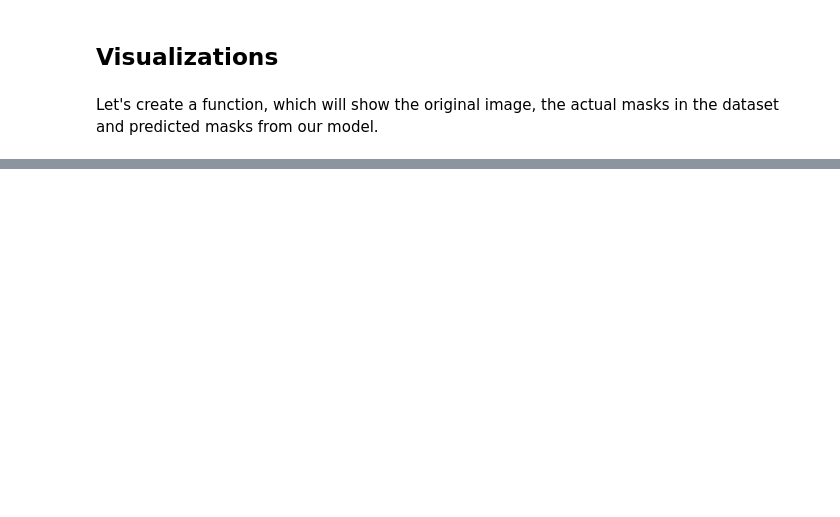
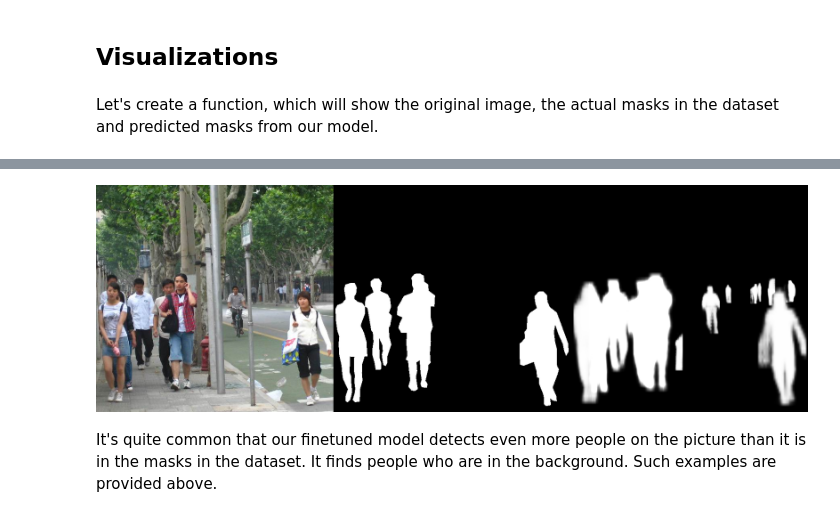
Before and after one commit to LukashevichIlya/CV-1C, a Jupyter notebook: Instance segmentation/Instance segmentation.ipynb, the cells around one changed output, grey strips where cells are left out. Drawn from its saved outputs; the diff is of its cells as text; code cells hidden in the pictures; blank space fills up the shorter version.

```diff
--- a/Instance segmentation/Instance segmentation.ipynb
+++ b/Instance segmentation/Instance segmentation.ipynb
@@ -221,0 +230,6 @@ a
+# %%
+visualize_predictions(model, val_dataset, 15, alignment='horizontal')
+# %% [output]
+[figure, added]
+# %% [markdown]
+It's quite common that our finetuned model detects even more people on the picture than it is in the masks in the dataset. It finds people who are in the background. Such examples are provided above.
```
Also changed, not shown: parts of 8 cells of this notebook.
